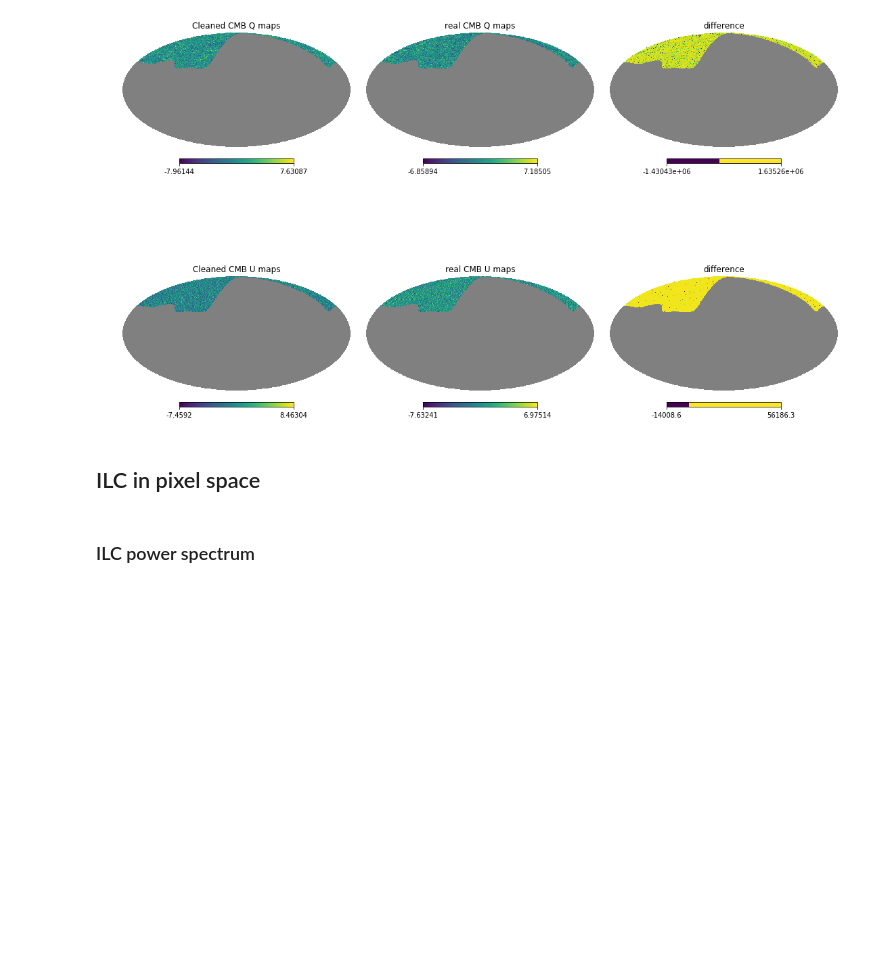
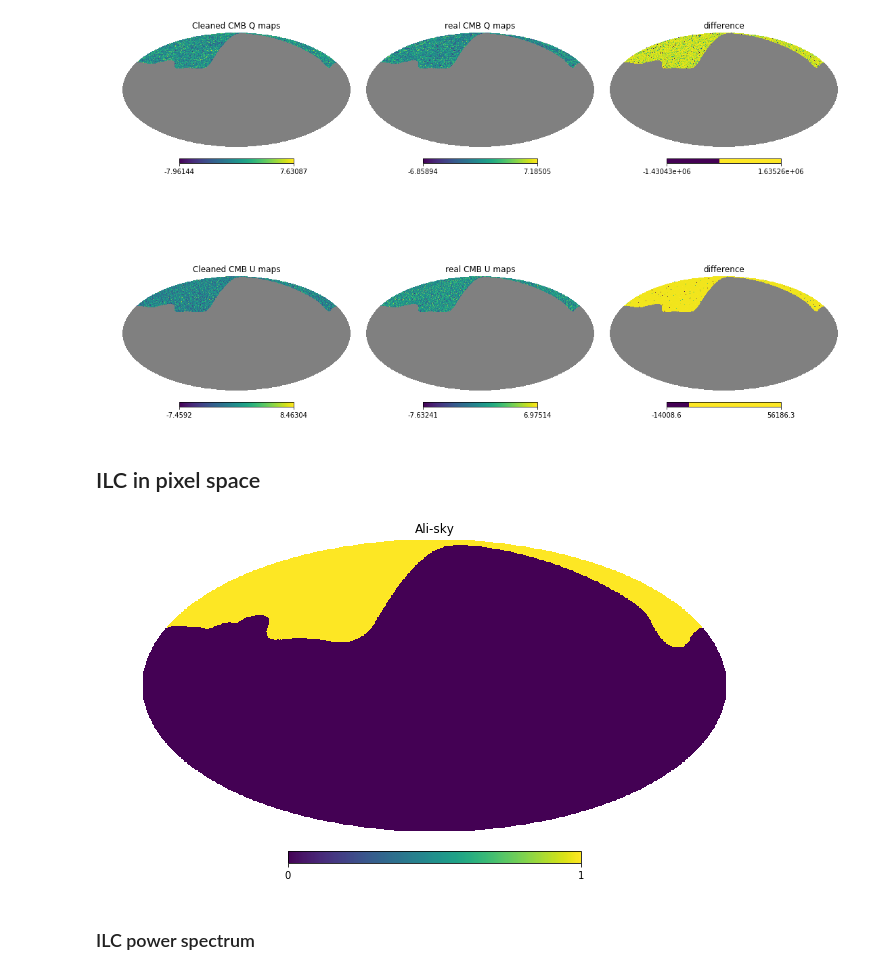
Before and after one commit to yaojian95/Ali_foreground, a Jupyter notebook: codes/Maps_for_USTC.ipynb, the cells around one changed output. Drawn from its saved outputs; the diff is of its cells as text; code cells hidden in the pictures; blank space fills up the shorter version.

```diff
--- a/codes/Maps_for_USTC.ipynb
+++ b/codes/Maps_for_USTC.ipynb
@@ -476,0 +483,15 @@ Nf = 3
+# %%
+nside = 128
+
+ali_ma_512 = hp.read_map("/smc/jianyao/Ali_maps/ali_mask_wo_edge_512.fits", verbose=False)
+ali_128 = hp.ud_grade(ali_ma_512, nside_out=nside)
+
+ali_ma_128 = np.zeros(12*nside**2)
+ali_ma_128[ali_128 == 1] = 1
+
+index = np.arange(12*nside**2)
+mask_index = index[ali_ma_128 == 1]
+# %%
+hp.mollview(ali_ma_512, title = 'Ali-sky')
+# %% [output]
+[figure, added]
```
Also changed, not shown: parts of 30 cells of this notebook.
